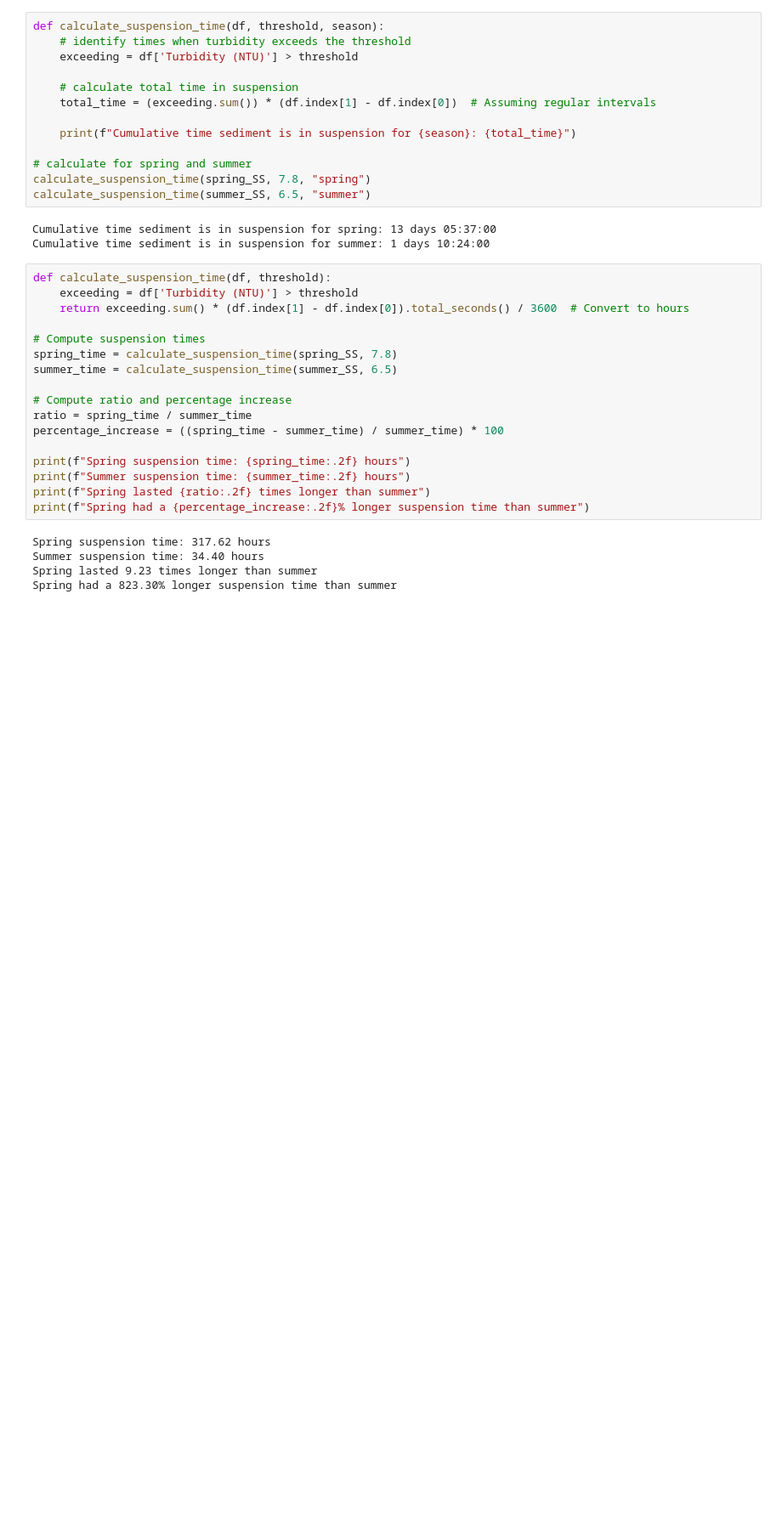
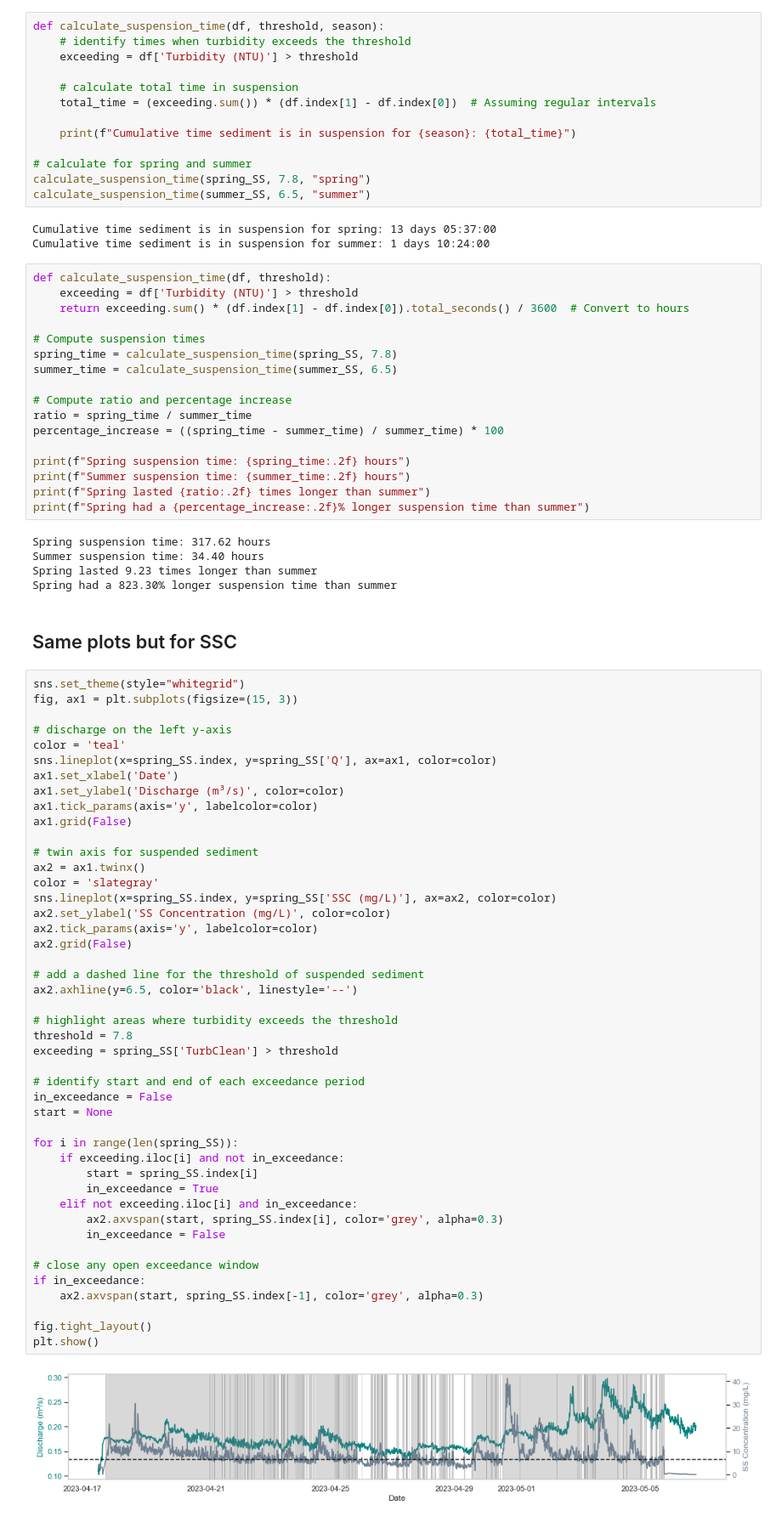
Before and after one commit to nicole-hucke/sediment_trap_paper, a Jupyter notebook: suspended_sediment_analysis/SS_analysis_paper.ipynb, the cells around one changed output. Shown at 85% size. Cells and saved outputs as stored; diff of their text form; blank space fills up the shorter version.

```diff
--- a/suspended_sediment_analysis/SS_analysis_paper.ipynb
+++ b/suspended_sediment_analysis/SS_analysis_paper.ipynb
@@ -272,3 +272,52 @@ Spring suspension time: 317.62 hours
 Summer suspension time: 34.40 hours
 Spring lasted 9.23 times longer than summer
 Spring had a 823.30% longer suspension time than summer
+# %% [markdown]
+## Same plots but for SSC
+# %%
+sns.set_theme(style="whitegrid")
+fig, ax1 = plt.subplots(figsize=(15, 3))
+
+# discharge on the left y-axis
+color = 'teal'
+sns.lineplot(x=spring_SS.index, y=spring_SS['Q'], ax=ax1, color=color)
+ax1.set_xlabel('Date')
+ax1.set_ylabel('Discharge (m³/s)', color=color)
+ax1.tick_params(axis='y', labelcolor=color)
+ax1.grid(False)
+
+# twin axis for suspended sediment
+ax2 = ax1.twinx()
+color = 'slategray'
+sns.lineplot(x=spring_SS.index, y=spring_SS['SSC (mg/L)'], ax=ax2, color=color)
+ax2.set_ylabel('SS Concentration (mg/L)', color=color)
+ax2.tick_params(axis='y', labelcolor=color)
+ax2.grid(False)
+
+# add a dashed line for the threshold of suspended sediment
+ax2.axhline(y=6.5, color='black', linestyle='--')
+
+# highlight areas where turbidity exceeds the threshold
+threshold = 7.8
+exceeding = spring_SS['TurbClean'] > threshold
+
+# identify start and end of each exceedance period
+in_exceedance = False
+start = None
+
+for i in range(len(spring_SS)):
+    if exceeding.iloc[i] and not in_exceedance:
+        start = spring_SS.index[i]
+        in_exceedance = True
+    elif not exceeding.iloc[i] and in_exceedance:
+        ax2.axvspan(start, spring_SS.index[i], color='grey', alpha=0.3)
+        in_exceedance = False
+
+# close any open exceedance window
+if in_exceedance:
+    ax2.axvspan(start, spring_SS.index[-1], color='grey', alpha=0.3)
+
+fig.tight_layout()
+plt.show()
+# %% [output]
+[figure, added]
```
Also changed, not shown: parts of 1 cell of this notebook, 1 other file.
